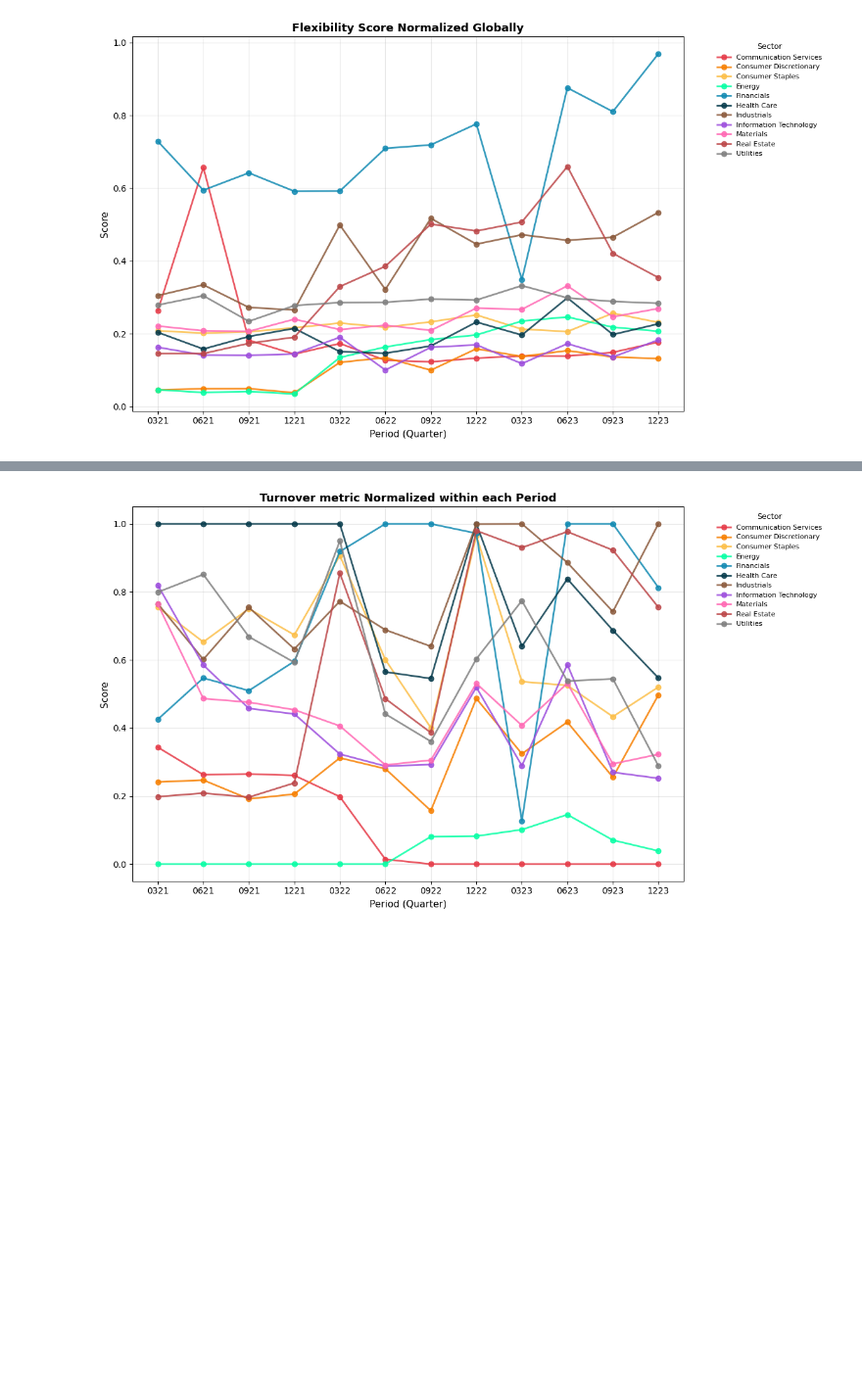
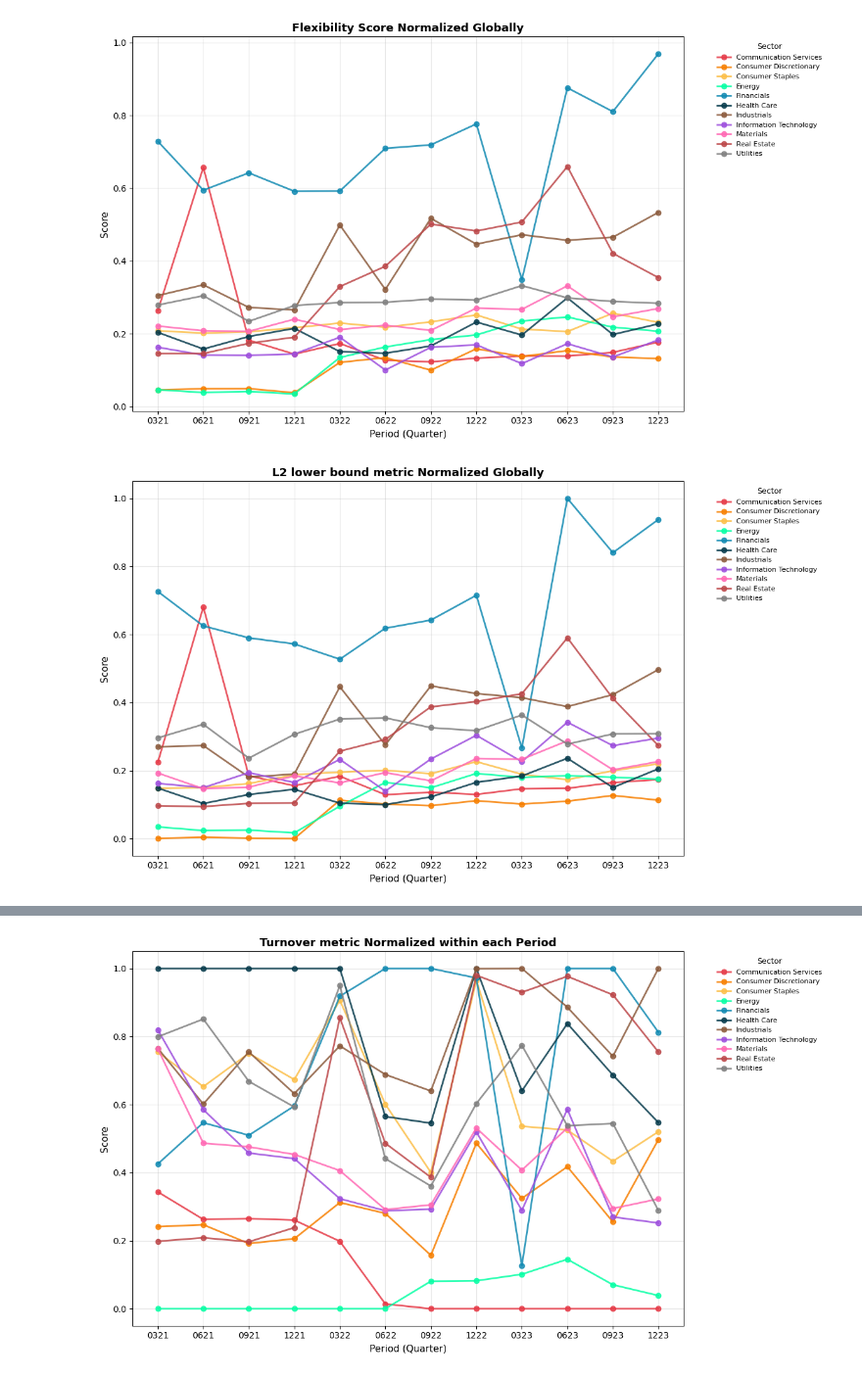
Before and after one commit to rebecca-di-francesco-bfh/sectoral-decarbonization, a Jupyter notebook: normalization_notebook.ipynb, the cells around one changed output, grey strips where cells are left out. Shown at 98% size. Cells and saved outputs as stored; diff of their text form; code cells hidden in the pictures; blank space fills up the shorter version.

```diff
--- a/normalization_notebook.ipynb
+++ b/normalization_notebook.ipynb
@@ -154,3 +153,7 @@ plot_sector_evolution(flexibility, value_col="Flexibility_Score_within_period",
 plot_sector_evolution(flexibility, value_col="Flexibility_Score_global", title="Flexibility Score Normalized Globally", ylabel = 'Score', figsize=(12,7), show=False)
 # %% [output]
 [figure]
+# %%
+plot_sector_evolution(flexibility, value_col="L2_lower_bound_same_obj_global", title="L2 lower bound metric Normalized Globally", ylabel = 'Score', figsize=(12,7), show=False)
+# %% [output]
+[figure, added]
```
Also changed, not shown: parts of 11 cells of this notebook.
